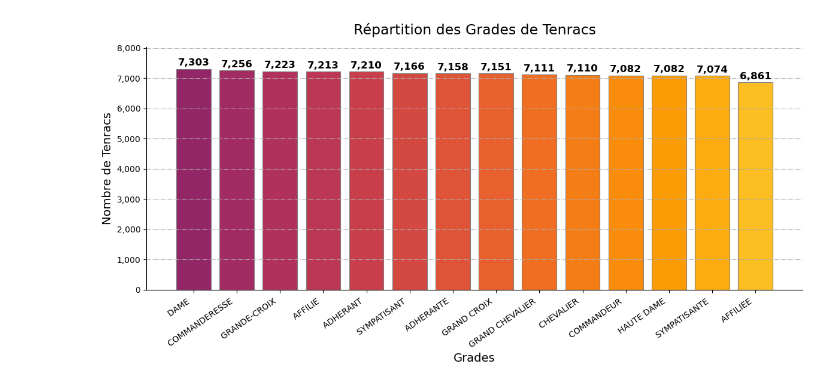
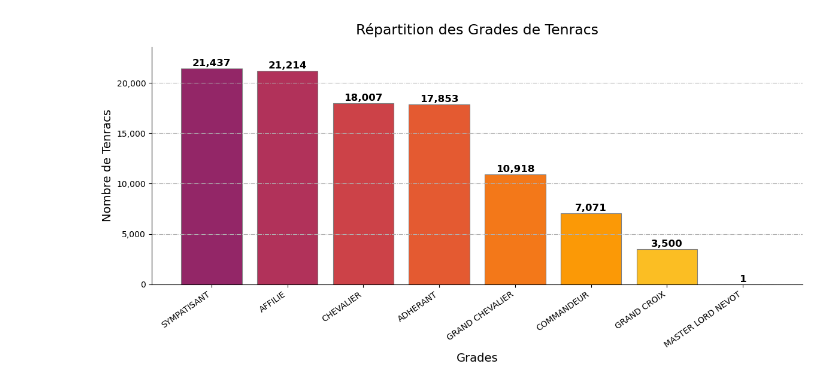
Before and after one commit to l-L-E-N-A-l/SAE_BDD, a Jupyter notebook: Stats/Grades.ipynb, the cells around one changed output. Drawn from its saved outputs; the diff is of its cells as text; code cells hidden in the pictures.

```diff
--- a/Stats/Grades.ipynb
+++ b/Stats/Grades.ipynb
@@ -3,16 +3,24 @@ import matplotlib.pyplot as plt
 import pandas as pd
 import numpy as np
 
-# Importe le csv des Tenracs et calcule leur nombre décroissant en avance
-bd = pd.read_csv('tenrac.csv')
-nbGrade = bd['typeGrade '].value_counts().sort_values(ascending=False)
+# Importe le csv des Tenracs et calcule leur nombre décroissant en avance + fusionne les Masc avec Fem
+bd = pd.read_csv('./Documents/SAE_BDD/csv_finaux/tenrac.csv')
+fusion = {'AFFILIEE':'AFFILIE', 'SYMPATISANTE':'SYMPATISANT', 'ADHERANTE':'ADHERANT',
+          'DAME':'CHEVALIER', 'HAUTE DAME':'GRAND CHEVALIER',
+          'COMMANDERESSE':'COMMANDEUR', 'GRANDE-CROIX':'GRAND CROIX'}
+
+nbGrade = (bd['typeGrade ']
+             .str.strip() # Nettoie les espaces
+             .map(lambda x: fusion.get(x, x)) # Fusionne
+             .value_counts()
+             .sort_values(ascending=False))
 # %%
 # Génère des couleurs uniformément depuis la palette "inferno"
 couleur = plt.cm.inferno(np.linspace(0.4, 0.85, len(nbGrade)))
 
 # Crée la figure et les axes
 fig, ax = plt.subplots(figsize=(12, 6))
-
+nbGrade['MASTER LORD NEVOT'] = 1
 # Dessine les barres : index = noms des grades, values = effectifs
 bars = ax.bar(nbGrade.index, nbGrade.values, color=couleur, edgecolor='grey', linewidth=0.8)
 
@@ -22,32 +30,33 @@ for bar, val in zip(bars, nbGrade.values):
             bar.get_height() + 50,                     # positionné en haut de la barre + un peu plus
             f'{val:,}',                           # séparateur milliers
             ha='center', va='bottom', fontsize=12, fontweight='bold')
+
 ax.set_title('Répartition des Grades de Tenracs', fontsize=17, pad=15)
 ax.set_xlabel('Grades', fontsize=14)
 ax.set_ylabel('Nombre de Tenracs', fontsize=14)
 # Ajoute de l'espace au-dessus de la barre la plus haute
 ax.set_ylim(0, nbGrade.max() * 1.1)
 
 # Incline les grades à 35° alignées à droite
 ax.tick_params(axis='x', rotation=35)
 plt.xticks(ha='right')
 
-# Formate l'axe Y avec des virgules (ex: 7,000 au lieu de 7000)
+# Formate l'axe Y avec des virgules
 ax.yaxis.set_major_formatter(plt.FuncFormatter(lambda x, _: f'{int(x):,}'))
 
 # Supprime les bordures du haut et de droite, plus joli
 ax.spines['top'].set_visible(False)
 ax.spines['right'].set_visible(False)
 
 # Ajoute une grille en pointillés
 ax.grid(axis='y', linestyle='-.')
 
 # Ajuste les marges
 plt.tight_layout()
 
 # Commande pour télécharger le png
 # plt.savefig('DiagrammeGrade.png', dpi=1000, bbox_inches='tight')
 
 plt.show()
 # %% [output]
-[figure, old version]
+[figure, new version]
```
Also changed, not shown: 1 other file.
